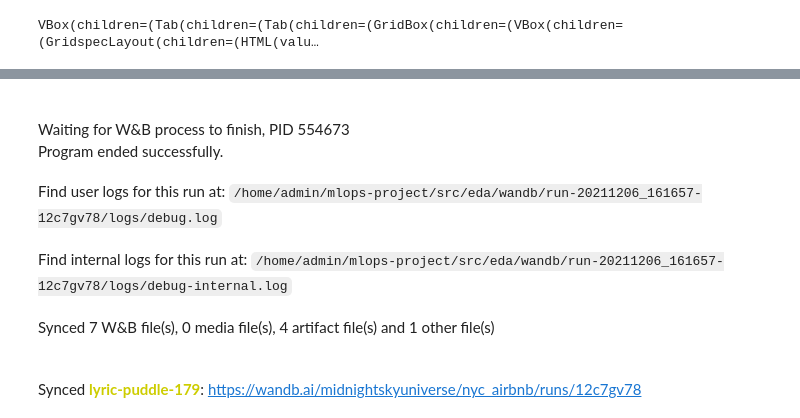
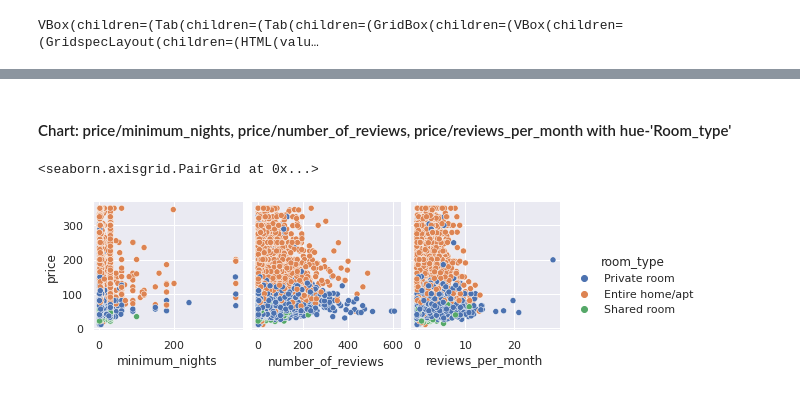
Before and after one commit to MidnightSkyUniverse/airbnb_price_classifier_with_MLflow, a Jupyter notebook: src/eda/EDA.ipynb, the cells around one changed output, grey strips where cells are left out. Cells and saved outputs as stored; diff of their text form; code cells hidden in the pictures.

```diff
--- a/src/eda/EDA.ipynb
+++ b/src/eda/EDA.ipynb
@@ -130,9 +96,9 @@ memory usage: 4.8+ MB
-# %%
-run.finish()
-# %% [output]
-Waiting for W&B process to finish, PID 554673
-Program ended successfully.
-Find user logs for this run at: /home/admin/mlops-project/src/eda/wandb/run-20211206_161657-12c7gv78/logs/debug.log
-Find internal logs for this run at: /home/admin/mlops-project/src/eda/wandb/run-20211206_161657-12c7gv78/logs/debug-internal.log
-Synced 7 W&B file(s), 0 media file(s), 4 artifact file(s) and 1 other file(s)
-Synced lyric-puddle-179: https://wandb.ai/midnightskyuniverse/nyc_airbnb/runs/12c7gv78
+# %% [markdown]
+#### Chart: price/minimum_nights, price/number_of_reviews, price/reviews_per_month with hue-'Room_type'
+# %%
+# This is only overview of price against some numerical values after we cleaned the data
+
+sns.pairplot(df, y_vars=['price'],x_vars=['minimum_nights', 'number_of_reviews', 'reviews_per_month'], hue="room_type")
+# %% [output]
+<seaborn.axisgrid.PairGrid at 0x...>
+[figure, added]
```
Also changed, not shown: parts of 20 cells of this notebook, 16 other files.
